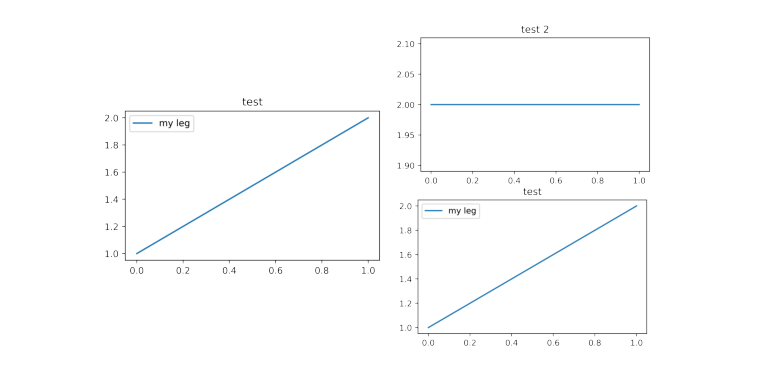
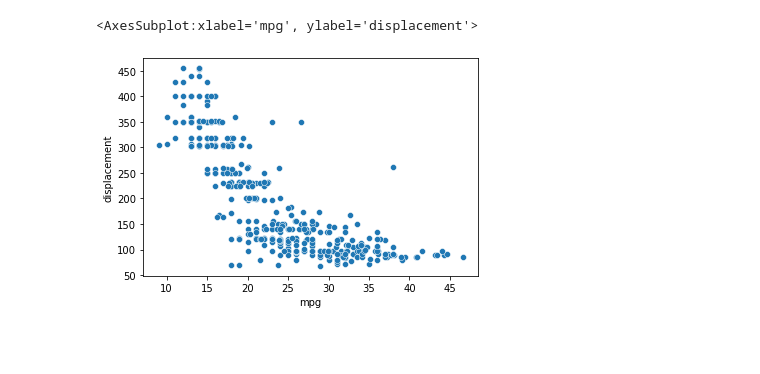
Before and after one commit to bbcho/quilter-dev, a Jupyter notebook: Untitled.ipynb, the cells around one changed output. Saved outputs shown, nothing was run; the diff lists cells and outputs as text; code cells hidden in the pictures; blank space fills up the shorter version.

```diff
--- a/Untitled.ipynb
+++ b/Untitled.ipynb
@@ -20,4 +5,8 @@ Text(0.5, 1.0, 'test 2')
-# %%
-fig + fig2 / fig
-# %% [output]
-[figure, removed]
+# %%
+df = sns.load_dataset('mpg')
+# %%
+f1, a1 = plt.subplots()
+sns.scatterplot(data=df, x='mpg', y='displacement', ax=a1)
+# %% [output]
+<AxesSubplot:xlabel='mpg', ylabel='displacement'>
+[figure, added]
```
Also changed, not shown: parts of 11 cells of this notebook, 1 other file.
